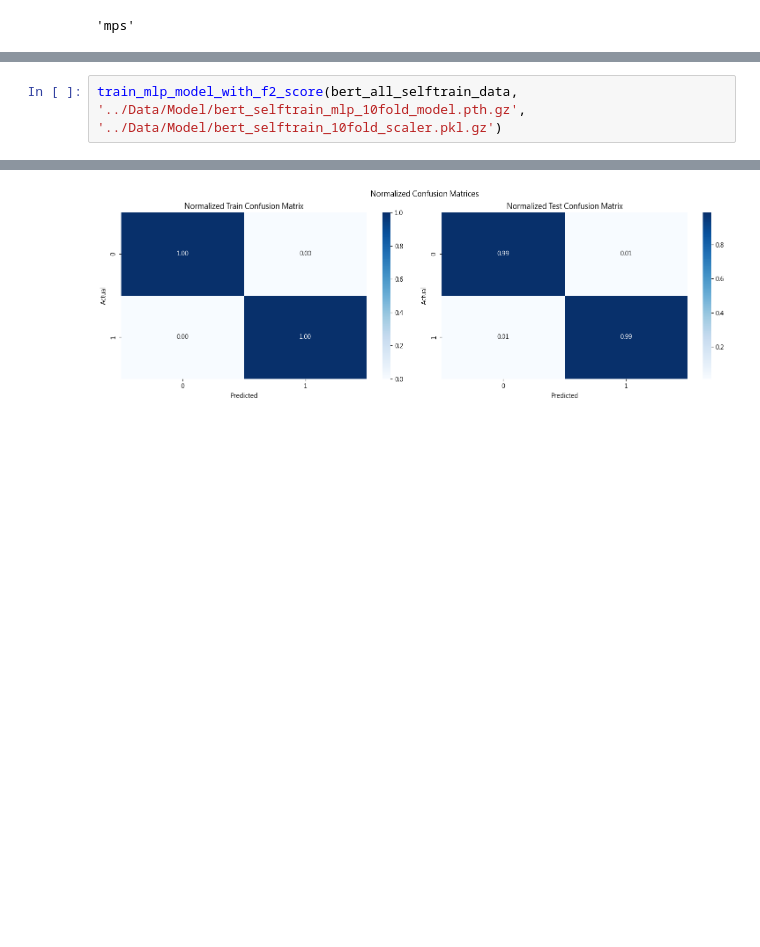
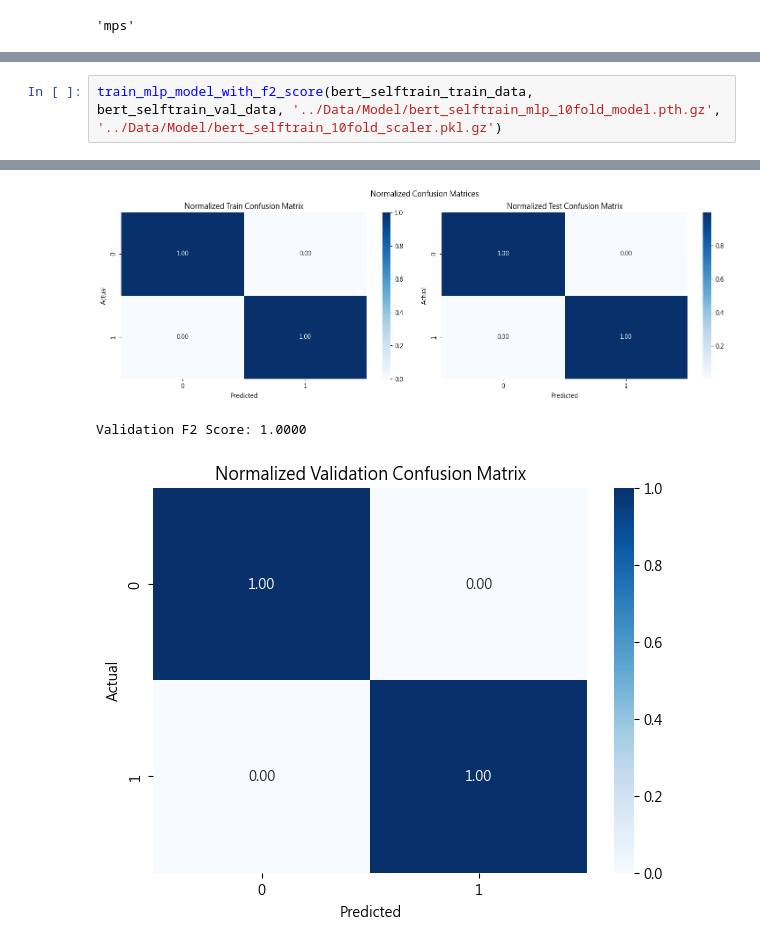
Before and after one commit to JimSu-TW/2024_Spring_DeepLearning_FinalProject, a Jupyter notebook: Classifier/MLP_10Fold.ipynb, the cells around one changed output, grey strips where cells are left out. Cells and saved outputs as stored; diff of their text form; blank space fills up the shorter version.

```diff
--- a/Classifier/MLP_10Fold.ipynb
+++ b/Classifier/MLP_10Fold.ipynb
@@ -232,3 +261,3 @@ Average F2 Score: 0.9894
 # %%
-train_mlp_model_with_f2_score(bert_all_selftrain_data, '../Data/Model/bert_selftrain_mlp_10fold_model.pth.gz', '../Data/Model/bert_selftrain_10fold_scaler.pkl.gz')
+train_mlp_model_with_f2_score(bert_selftrain_train_data, bert_selftrain_val_data, '../Data/Model/bert_selftrain_mlp_10fold_model.pth.gz', '../Data/Model/bert_selftrain_10fold_scaler.pkl.gz')
 # %% [output]
@@ -252,2 +281,4 @@ Average F2 Score: 0.9857
 [figure]
+Validation F2 Score: 1.0000
+[figure, added]
 # %%
```
Also changed, not shown: parts of 8 cells of this notebook, 38 other files.
